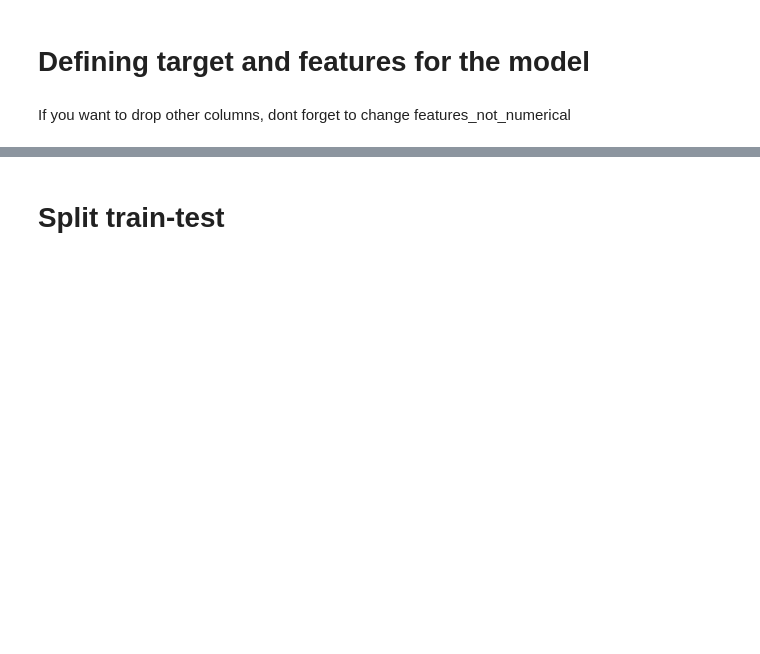
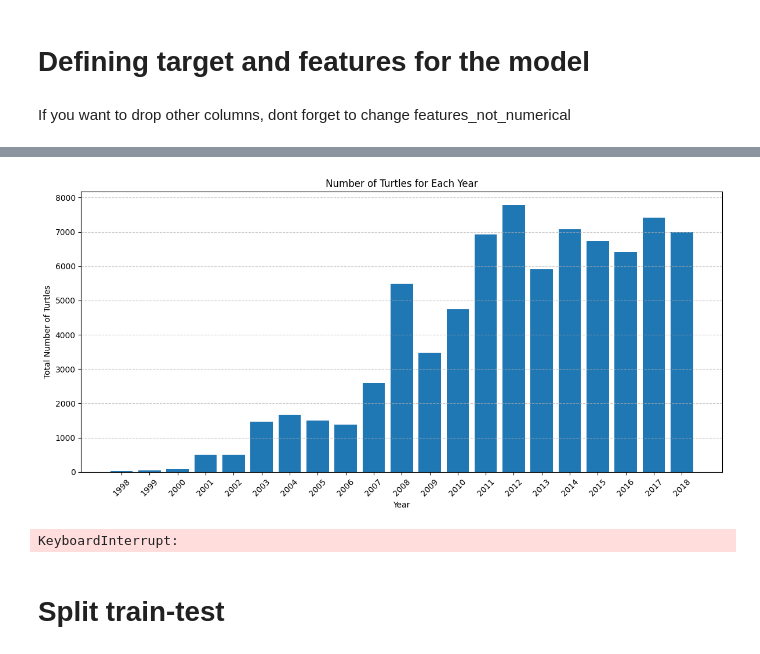
Before and after one commit to eigenaarti2/Ninja-Turtles, a Jupyter notebook: Baseline_new_start_carolina.ipynb, the cells around one changed output, grey strips where cells are left out. Cells and saved outputs as stored; diff of their text form; code cells hidden in the pictures; blank space fills up the shorter version.

```diff
--- a/Baseline_new_start_carolina.ipynb
+++ b/Baseline_new_start_carolina.ipynb
@@ -345,3 +461,30 @@ y = df_train_final['Number_Turtles']
+# %%
+import matplotlib.pyplot as plt
+
+# Group the data by 'year' and calculate the total number of turtles for each year
+yearly_turtle_counts = df_train_final.groupby('year')['Number_Turtles'].sum()
+
+# Extract the years and turtle counts
+years = yearly_turtle_counts.index
+turtle_counts = yearly_turtle_counts.values
+
+# Create a bar plot to visualize the number of turtles for each year
+plt.figure(figsize=(12, 6))
+plt.bar(years, turtle_counts, width=0.8, align='center')
+plt.title('Number of Turtles for Each Year')
+plt.xlabel('Year')
+plt.ylabel('Total Number of Turtles')
+plt.xticks(years, rotation=45)  # Set x-axis labels to be the years
+plt.grid(axis='y', linestyle='--', alpha=0.7)
+plt.tight_layout()
+plt.show()
+# %% [output]
+[figure, added]
+# %%
+# This cell will stop the execution of the code
+raise KeyboardInterrupt
+# %% [output]
+KeyboardInterrupt:
 # %% [markdown]
 # Split train-test
 # %%
```
Also changed, not shown: parts of 17 cells of this notebook.
